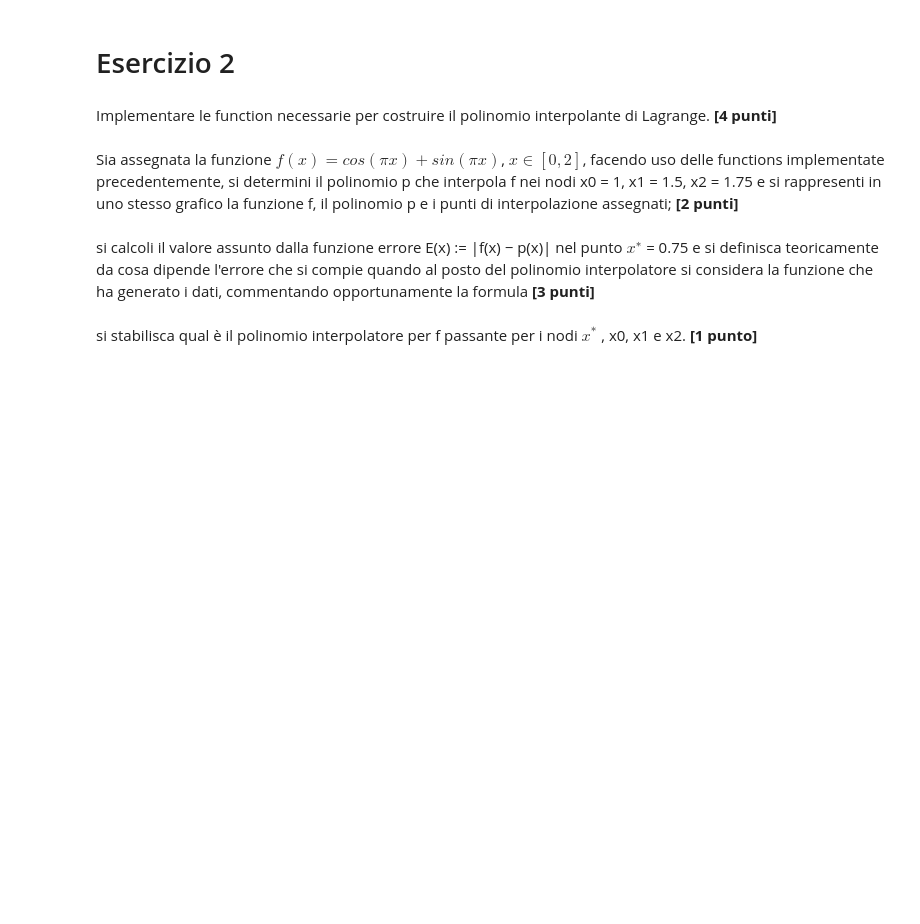
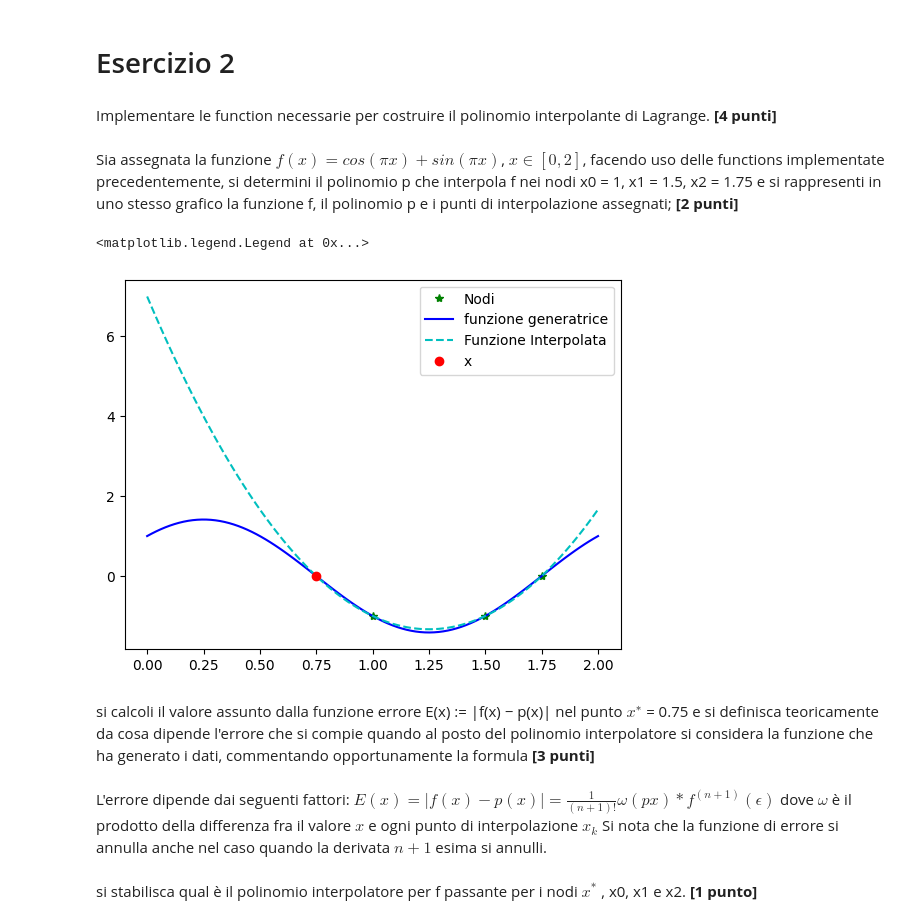
Before and after one commit to delpiter/Numerical_Methods_for_AI, a Jupyter notebook: exams/Exam_10-01-2025/Esame_Metodi_Numerici_10Gennaio_2025.ipynb, the cells around one changed output. Drawn from its saved outputs; the diff is of its cells as text; code cells hidden in the pictures; blank space fills up the shorter version.

```diff
--- a/exams/Exam_10-01-2025/Esame_Metodi_Numerici_10Gennaio_2025.ipynb
+++ b/exams/Exam_10-01-2025/Esame_Metodi_Numerici_10Gennaio_2025.ipynb
@@ -60,10 +261,50 @@ Totale **Punti 12**
 # %% [markdown]
 Implementare le function necessarie per costruire il polinomio interpolante di Lagrange.
                                        **[4 punti]**
+# %%
+def plagr(xnodi,j):
+
+    xzeri=np.zeros_like(xnodi)
+    n=xnodi.size
+
+    xzeri=np.append(xnodi[:j],xnodi[j+1:])
+
+    num=np.poly(xzeri)
+    den=np.polyval(num,xnodi[j])
+
+    p=num/den
+
+    return p
+
+
+
+def InterpL(x, y, xx):
+
+     n=x.size
+     m=xx.size
+     L=np.zeros((m,n))
+     for j in range(n) :
+        p=plagr(x,j)
+        L[:,j]=np.polyval(p,xx)
+
+     return L@y
 # %% [markdown]
 Sia assegnata la funzione $f(x)=cos(\pi x)+sin(\pi x)$, $ x \in [0,2]$,
 facendo uso delle functions implementate precedentemente, si determini il polinomio p che interpola f nei nodi  x0 = 1, x1 = 1.5, x2 = 1.75 e si rappresenti in uno stesso grafico la funzione f, il polinomio p e i punti di interpolazione assegnati;
                                           **[2 punti]**
+# %%
+f=lambda x: np.cos(np.pi*x)+np.sin(np.pi*x)
+nodes=np.array([1,1.5,1.75])
+y=f(nodes)
+
+xv=np.linspace(0,2,100)
+
+g=InterpL(nodes,y,xv)
+plt.plot(nodes,y,'g*',xv,f(xv),'b-',xv,g,'c--', 0.75, f(0.75),'ro')
+plt.legend(['Nodi','funzione generatrice','Funzione Interpolata','x'])
+# %% [output]
+<matplotlib.legend.Legend at 0x...>
+[figure, added]
 # %% [markdown]
  si calcoli il valore assunto dalla funzione errore E(x) := |f(x) − p(x)| nel punto $x^∗$ = 0.75 e si definisca teoricamente da cosa dipende l'errore che si compie quando al posto del polinomio interpolatore si considera la funzione che ha generato i dati, commentando opportunamente la formula
                                                              **[3 punti]**
@@ -70,3 +314,8 @@ facendo uso delle functions implementate precedentemente, si determini il polino
+# %% [markdown]
+L'errore dipende dai seguenti fattori:
+$E(x)=|f(x)-p(x)|=\frac{1}{(n+1)!}\omega(px)*f^{(n+1)}(\epsilon)$
+dove $\omega$ è il prodotto della differenza fra il valore $x$ e ogni punto di interpolazione $x_k$
+Si nota che la funzione di errore si annulla anche nel caso quando la derivata $n+1$ esima si annulli.
 # %% [markdown]
 si stabilisca qual è il polinomio interpolatore per f passante per i nodi $x^*$
 , x0, x1 e x2.   **[1 punto]**
```
Also changed, not shown: parts of 19 cells of this notebook, 11 other files.
